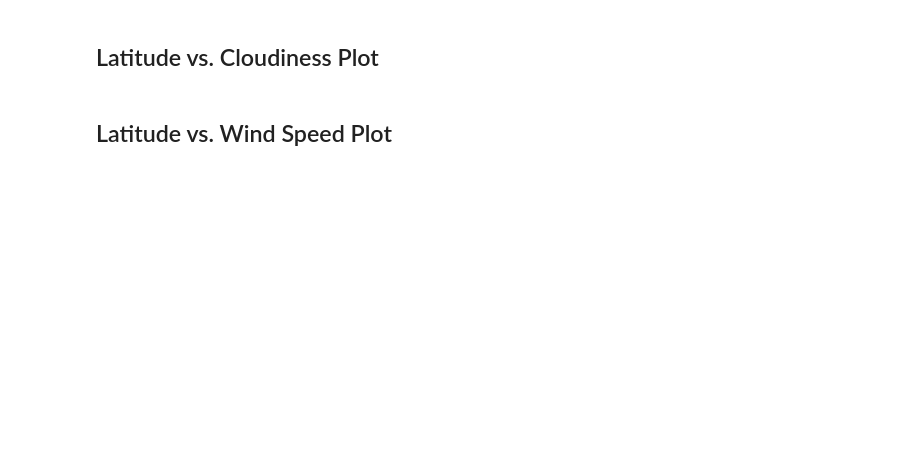
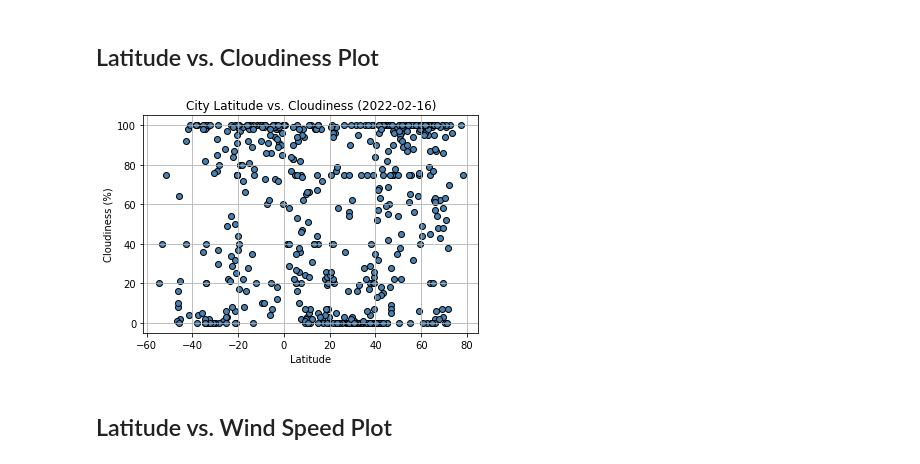
Before and after one commit to NT-nguyen29/python-api-challenge, a Jupyter notebook: WeatherPy.ipynb, the cells around one changed output. Drawn from its saved outputs; the diff is of its cells as text; code cells hidden in the pictures; blank space fills up the shorter version.

```diff
--- a/WeatherPy.ipynb
+++ b/WeatherPy.ipynb
@@ -137,4 +201,15 @@ Skip this step if there are no cities that have humidity > 100%.
 # %% [markdown]
 ## Latitude vs. Cloudiness Plot
+# %%
+plt.scatter(city_df["Lat"], city_df["Cloudiness"], marker='o', color='steelblue', edgecolor='black')
+plt.xlabel("Latitude")
+plt.ylabel("Cloudiness (%)")
+plt.title(f"City Latitude vs. Cloudiness ({date})")
+plt.grid(visible=True)
+plt.savefig("output_data/lat_vs_clouds.png")
+
+plt.show()
+# %% [output]
+[figure, added]
 # %% [markdown]
 ## Latitude vs. Wind Speed Plot
```
Also changed, not shown: parts of 20 cells of this notebook.
